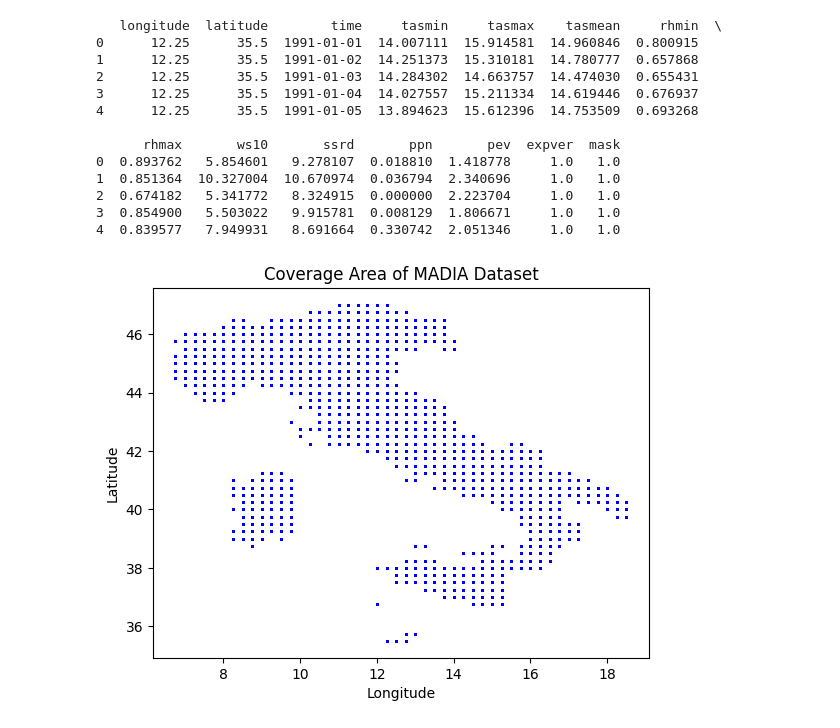
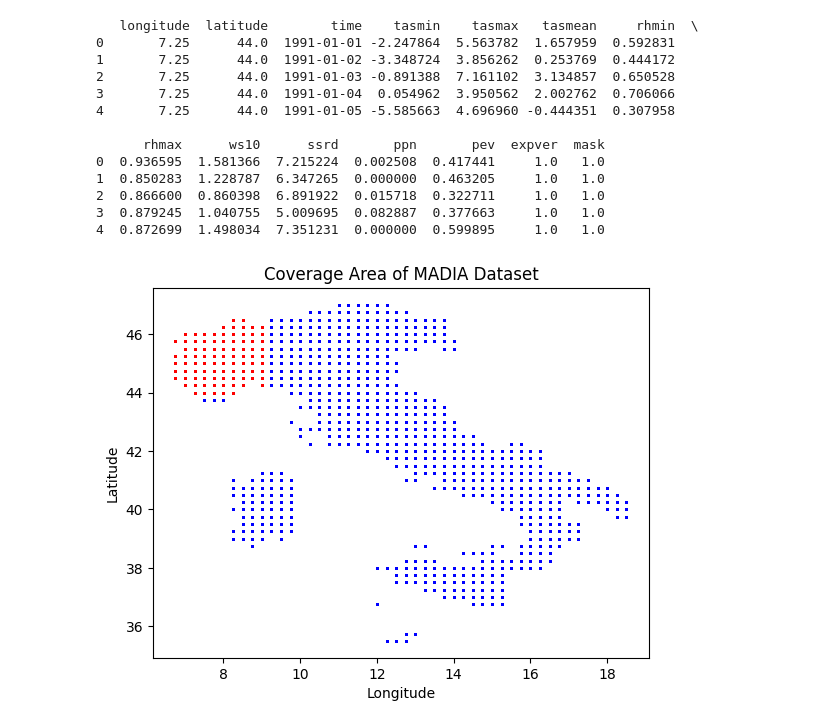
Before and after one commit to CavaWasTaken/InnovativeWirelessPlatformsForIoT, a Jupyter notebook: ET0_NN.ipynb, the cells around one changed output. Cells and saved outputs as stored; diff of their text form; code cells hidden in the pictures.

```diff
--- a/ET0_NN.ipynb
+++ b/ET0_NN.ipynb
@@ -18,33 +28,53 @@ dailyClimatological_data = pd.DataFrame()
 for file in csv_files:
     df = pd.read_csv(file)
 
-    dailyClimatological_data = pd.concat([dailyClimatological_data, df], ignore_index=True)
+    # keep only the data that are referred to the Piedmont region
+    df_piedmont = df[df['latitude'].between(44.0, 46.5) & df['longitude'].between(6.5, 9.0)]
+
+    global_dailyClimatological_data = pd.concat([dailyClimatological_data, df], ignore_index=True)
+    dailyClimatological_data = pd.concat([dailyClimatological_data, df_piedmont], ignore_index=True)
 
 print(dailyClimatological_data.head())
+
+# tasmin    mean of daily minimum near-surface air temperature
+# tasmean   mean of daily average near-surface air temperature
+# tasmax    mean of daily maximum near-surface air temperature
+# rhmin     mean of daily minimum near-surface relative air humidity
+# rhmax     mean of daily maximum near-surface relative air humidity
+# ws10      mean of daily wind speed
+# ssrd      mean of daily surface solar radiation downwards (shortwave radiation)
+# ppn       sum of daily depth of water-equivalent precipitation
+# pev       sum of daily crop reference evapotranspiration estimated by FAO Penman-Monteith method
+# zg        geopotential height: average cell height (metres) above the geoid, which corresponds approximately to the elevation
+# dekad     number of dekad from the beginning of the year
+# expver    code which identiﬁes temporary data when expver=5
+# mask      boolean code to identify cells belonging to the Italian country
 # %% [output]
-   longitude  latitude        time     tasmin     tasmax    tasmean     rhmin  \
-0      12.25      35.5  1991-01-01  14.007111  15.914581  14.960846  0.800915
-1      12.25      35.5  1991-01-02  14.251373  15.310181  14.780777  0.657868
-2      12.25      35.5  1991-01-03  14.284302  14.663757  14.474030  0.655431
-3      12.25      35.5  1991-01-04  14.027557  15.211334  14.619446  0.676937
-4      12.25      35.5  1991-01-05  13.894623  15.612396  14.753509  0.693268
+   longitude  latitude        time    tasmin    tasmax   tasmean     rhmin  \
+0       7.25      44.0  1991-01-01 -2.247864  5.563782  1.657959  0.592831
+1       7.25      44.0  1991-01-02 -3.348724  3.856262  0.253769  0.444172
+2       7.25      44.0  1991-01-03 -0.891388  7.161102  3.134857  0.650528
+3       7.25      44.0  1991-01-04  0.054962  3.950562  2.002762  0.706066
+4       7.25      44.0  1991-01-05 -5.585663  4.696960 -0.444351  0.307958
 
-      rhmax       ws10       ssrd       ppn       pev  expver  mask
-0  0.893762   5.854601   9.278107  0.018810  1.418778     1.0   1.0
-1  0.851364  10.327004  10.670974  0.036794  2.340696     1.0   1.0
-2  0.674182   5.341772   8.324915  0.000000  2.223704     1.0   1.0
-3  0.854900   5.503022   9.915781  0.008129  1.806671     1.0   1.0
-4  0.839577   7.949931   8.691664  0.330742  2.051346     1.0   1.0
+      rhmax      ws10      ssrd       ppn       pev  expver  mask
+0  0.936595  1.581366  7.215224  0.002508  0.417441     1.0   1.0
+1  0.850283  1.228787  6.347265  0.000000  0.463205     1.0   1.0
+2  0.866600  0.860398  6.891922  0.015718  0.322711     1.0   1.0
+3  0.879245  1.040755  5.009695  0.082887  0.377663     1.0   1.0
+4  0.872699  1.498034  7.351231  0.000000  0.599895     1.0   1.0
 # %%
 # **show a plot of the coverage area of the MADIA dataset**
+# color in red the area of the Piedmont region
 
-plt.scatter(dailyClimatological_data['longitude'], dailyClimatological_data['latitude'], s=1, c='blue', alpha=0.5)
+plt.scatter(global_dailyClimatological_data['longitude'], global_dailyClimatological_data['latitude'], s=1, c='blue', alpha=0.5)
+plt.scatter(dailyClimatological_data['longitude'], dailyClimatological_data['latitude'], s=1, c='red', alpha=0.5)
 plt.title('Coverage Area of MADIA Dataset')
 plt.xlabel('Longitude')
 plt.ylabel('Latitude')
 plt.show()
 # %% [output]
-[figure, old version]
+[figure, new version]
 # %%
 #** load the dataset of Evapotranspiration from the nc file
 nc_files = sorted(glob("./GLEM_daily_dataset/E_*_GLEAM_v4.2a.nc"))
```
Also changed, not shown: parts of 22 cells of this notebook, 2 other files.
